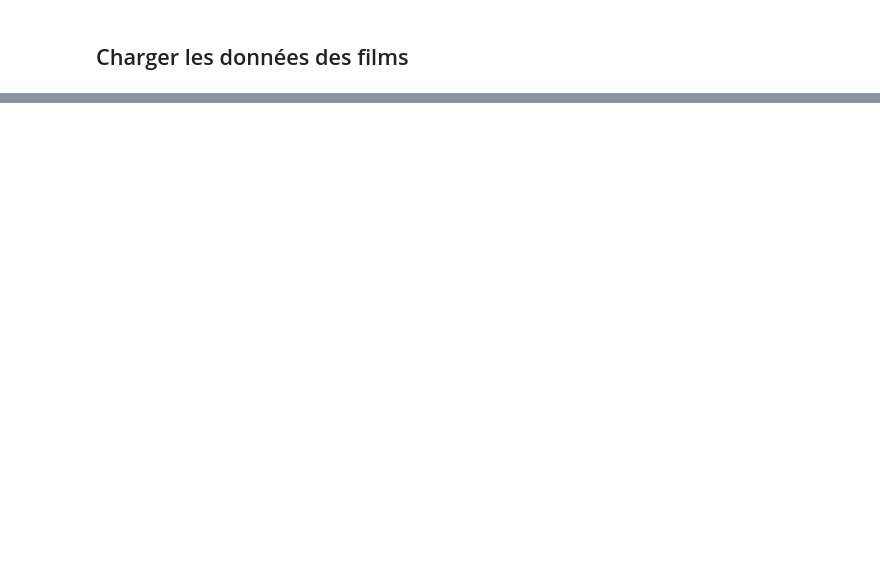
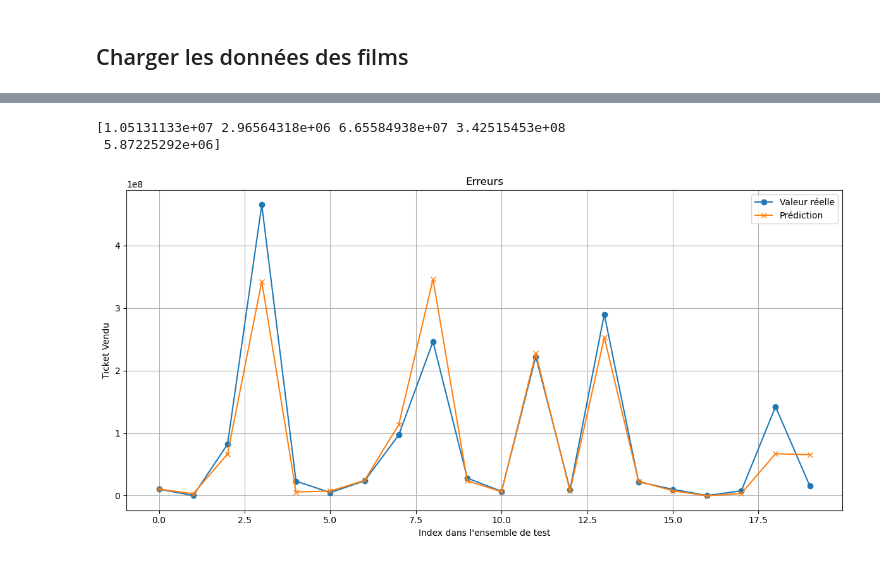
Before and after one commit to Elgroliero/Python_IA, a Jupyter notebook: analyze_movie/notebook/04_predict.ipynb, the cells around one changed output, grey strips where cells are left out. Drawn from its saved outputs; the diff is of its cells as text; code cells hidden in the pictures; blank space fills up the shorter version.

Commit message:
Create a new fonction in a python file

```diff
--- a/analyze_movie/notebook/04_predict.ipynb
+++ b/analyze_movie/notebook/04_predict.ipynb
@@ -16,0 +68,16 @@ df.head()
+# %%
+from sklearn.linear_model import LinearRegression
+from sklearn.pipeline import Pipeline
+
+# Avant : sans colonne transformée
+# model = LinearRegression()
+
+# Après : version colonne transformée
+model = Pipeline(
+    steps=[
+        ('preprocessor', preprocessor), #convertir les colonnes Genre en index (texte to numeric)
+        ('regressor', LinearRegression())
+    ])
+
+
+model.fit(x_train, y_train)
@@ -16,0 +93,15 @@ df.head()
+# %%
+# Lancer une prédiction avec les 20% des données splitées
+predictions = model.predict(x_test)
+print(predictions[:5])
+# %% [output]
+[1.05131133e+07 2.96564318e+06 6.65584938e+07 3.42515453e+08
+ 5.87225292e+06]
+# %%
+# Importer nos fonctions customs
+from graph_utils import display_predic_diff_error
+
+# Appel de la fonction qui va afficher un graph de comparaison entre données prédites et réelles
+display_predic_diff_error(y_test, predictions)
+# %% [output]
+[figure, added]
```
Also changed, not shown: parts of 5 cells of this notebook, 1 other file.
